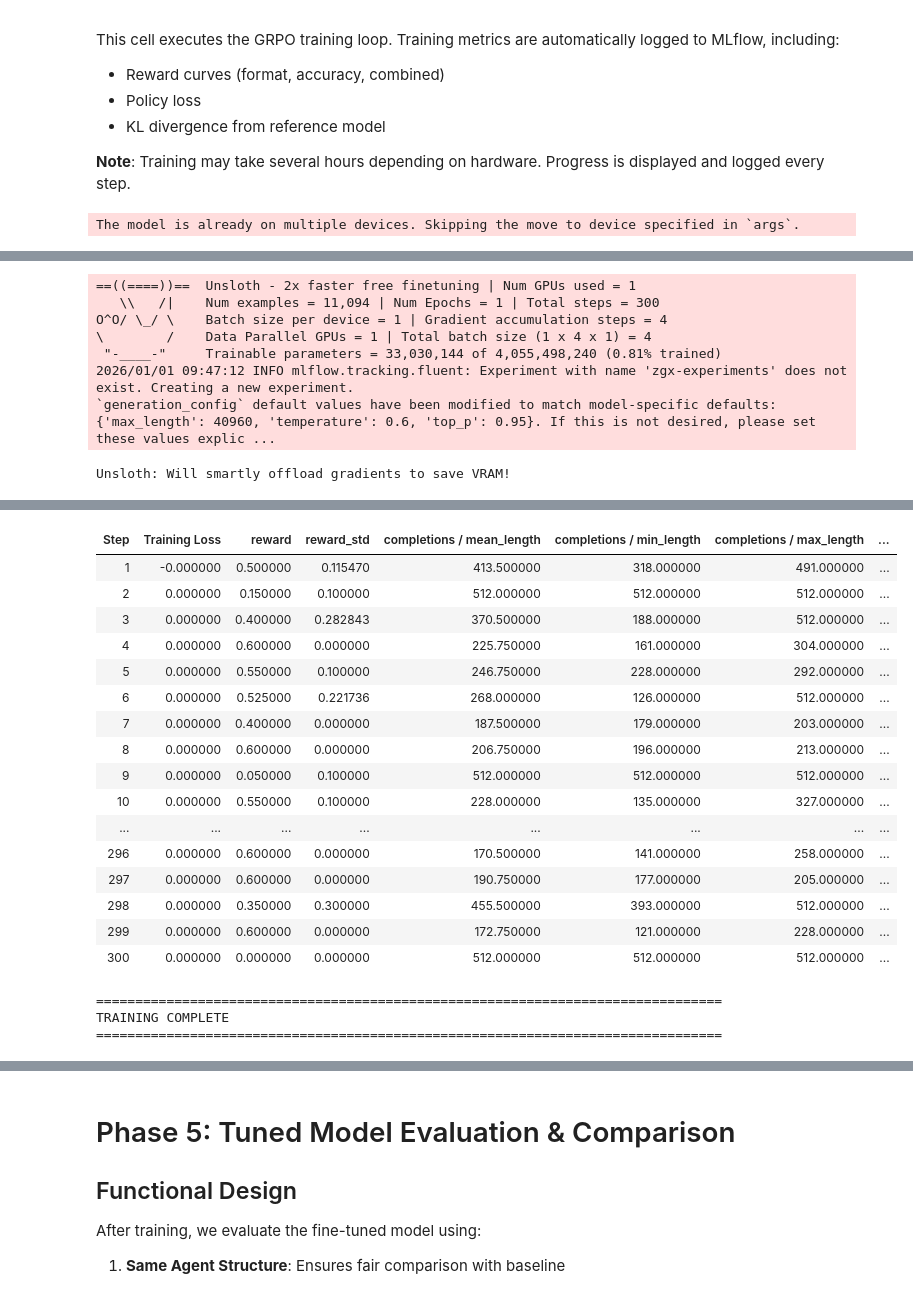
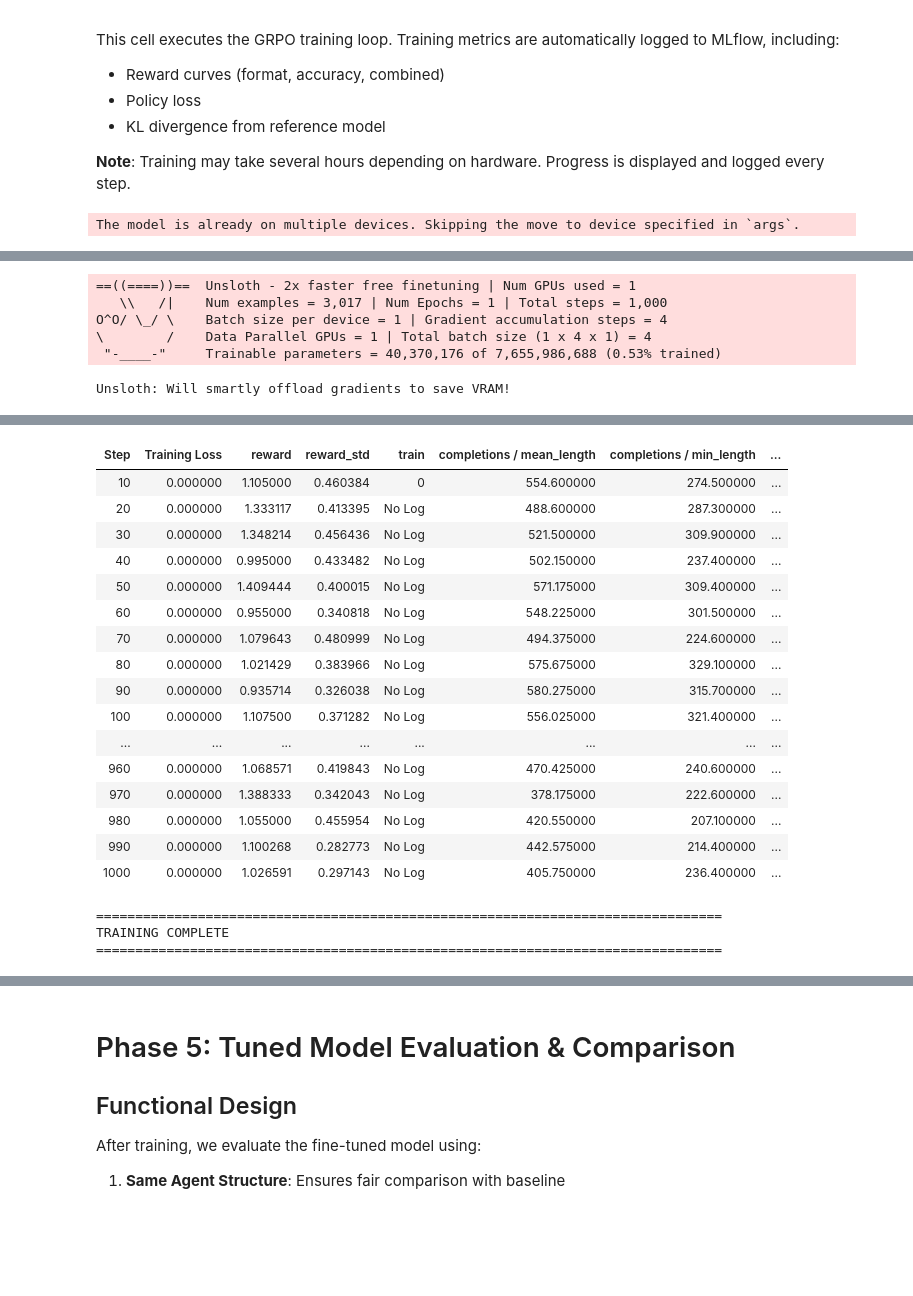
Before and after one commit to caldeirav/zgx-onboard, a Jupyter notebook: notebooks/agents/financial_reasoning_agent_grpo.ipynb, the cells around one changed output, grey strips where cells are left out. Saved outputs shown, nothing was run; the diff lists cells and outputs as text; code cells hidden in the pictures; blank space fills up the shorter version.

Commit message:
New Financial Agent Fine-tuning Experiment demonstrating how targeted fine-tuning can improve tool-calling accuracy for SLMs

```diff
--- a/notebooks/agents/financial_reasoning_agent_grpo.ipynb
+++ b/notebooks/agents/financial_reasoning_agent_grpo.ipynb
@@ -256,11 +261,11 @@ ConvFinQA (Conversational Finance Question Answering) contains:
 # %%
 # ============================================================================
-# LOAD CONVFINQA DATASET
+# LOAD CONVFINQA DATASET (MehdiHosseiniMoghadam version with steps)
 # ============================================================================
-print("Loading ConvFinQA dataset from HuggingFace...")
+print("Loading ConvFinQA dataset from HuggingFace (MehdiHosseiniMoghadam version)...")
 
-# Load the dataset (using the FinGPT version which has nice formatting)
-dataset = load_dataset("FinGPT/fingpt-convfinqa", split="train")
+# Load the dataset - this version has the crucial 'steps' column for reasoning traces
+dataset = load_dataset("MehdiHosseiniMoghadam/ConvFinQA", split="train")
 
 # Convert to Polars for fast data manipulation
 df = pl.from_pandas(dataset.to_pandas())
@@ -269,4 +274,13 @@ print(f"\n✓ Dataset loaded successfully")
 print(f"  Total samples: {len(df):,}")
 print(f"  Columns: {df.columns}")
 print(f"  Memory usage: {df.estimated_size() / 1e6:.2f} MB")
+
+# Highlight the key columns for GRPO training
+print(f"\n📊 Key columns for reasoning:")
+print(f"  - pre_text: Context before table")
+print(f"  - post_text: Context after table")
+print(f"  - table: Structured financial data")
+print(f"  - question: The financial question")
+print(f"  - answer: Ground truth answer")
+print(f"  - steps: REASONING STEPS (crucial for PRM training!)")
 # %% [output]
@@ -1770,14 +2153,18 @@ except Exception as e:
 from trl import GRPOConfig, GRPOTrainer
 
 # Prepare training dataset (EXCLUDES evaluation samples)
-# The dataset needs 'prompt' and 'answer' columns
+# The dataset needs 'prompt', 'answer', and 'steps' columns for PRM rewards
 # Using training_df which was created earlier with evaluation samples removed
-train_dataset = Dataset.from_pandas(training_df[['prompt', 'answer']])
+train_dataset = Dataset.from_pandas(training_df[['prompt', 'answer', 'steps']])
 
 print("Training dataset prepared:")
 print(f"  Samples: {len(train_dataset)} (evaluation samples excluded)")
 print(f"  Columns: {train_dataset.column_names}")
 print(f"  ⚠️ Note: {len(evaluation_df)} evaluation samples are NOT in training set")
+
+# Show sample with steps for verification
+sample_steps = training_df.iloc[0].get('steps', [])
+print(f"\n📊 Sample has {len(sample_steps) if sample_steps else 0} reasoning steps for PRM training")
 
 # GRPO Configuration
 training_args = GRPOConfig(
@@ -1791,8 +2178,8 @@ training_args = GRPOConfig(
     max_steps=config.MAX_TRAINING_STEPS,
 
     # GRPO-specific settings
-    num_generations=4,           # Number of completions per prompt
-    max_completion_length=512,   # Max tokens for each completion
+    num_generations=4,           # Number of completions per prompt for relative comparison
+    max_completion_length=1024,  # Increased to allow longer reasoning traces
 
     # Logging
     logging_steps=config.LOGGING_STEPS,
@@ -1802,8 +2189,8 @@ training_args = GRPOConfig(
     use_vllm=False,
 
     # Save settings
-    save_steps=50,
-    save_total_limit=2,
+    save_steps=100,
+    save_total_limit=3,
 )
 
 print("\n✓ GRPO training configuration:")
@@ -1813,4 +2200,6 @@ print(f"  Gradient accumulation: {training_args.gradient_accumulation_steps}")
 print(f"  Effective batch size: {training_args.per_device_train_batch_size * training_args.gradient_accumulation_steps}")
 print(f"  Max steps: {training_args.max_steps}")
 print(f"  Generations per prompt: {training_args.num_generations}")
+print(f"  Max completion length: {training_args.max_completion_length} tokens")
+print(f"  Max completion length: {training_args.max_completion_length} tokens")
 # %% [output]
@@ -1846,12 +2235,14 @@ This cell executes the GRPO training loop. Training metrics are automatically lo
 # ============================================================================
 
 # Initialize the GRPO Trainer
+# Using Process Reward Model (PRM) functions for better step-level feedback
 trainer = GRPOTrainer(
     model=model,
     processing_class=tokenizer,
     reward_funcs=[
-        format_reward,
-        accuracy_reward,
+        format_reward,      # Structure/formatting reward (checks <think> and <answer> tags)
+        reasoning_reward,   # Step-level reasoning reward (NEW - uses steps column)
+        accuracy_reward,    # Final answer accuracy reward (uses normalized comparison)
     ],
     args=training_args,
     train_dataset=train_dataset,
@@ -1861,6 +2252,7 @@ print("="*80)
 print("STARTING GRPO TRAINING")
 print("="*80)
 print(f"  Model: {config.MODEL_NAME}")
+print(f"  Reward functions: format_reward, reasoning_reward, accuracy_reward (PRM)")
 print(f"  Training samples: {len(train_dataset)}")
 print(f"  Max steps: {training_args.max_steps}")
 print(f"  Output dir: {training_args.output_dir}")
@@ -1885,9 +2278,7 @@ STARTING GRPO TRAINING
 --------------------------------------------------------------------------------
 ==((====))==  Unsloth - 2x faster free finetuning | Num GPUs used = 1
-   \\   /|    Num examples = 11,094 | Num Epochs = 1 | Total steps = 300
+   \\   /|    Num examples = 3,017 | Num Epochs = 1 | Total steps = 1,000
 O^O/ \_/ \    Batch size per device = 1 | Gradient accumulation steps = 4
 \        /    Data Parallel GPUs = 1 | Total batch size (1 x 4 x 1) = 4
- "-____-"     Trainable parameters = 33,030,144 of 4,055,498,240 (0.81% trained)
-2026/01/01 09:47:12 INFO mlflow.tracking.fluent: Experiment with name 'zgx-experiments' does not exist. Creating a new experiment.
-`generation_config` default values have been modified to match model-specific defaults: {'max_length': 40960, 'temperature': 0.6, 'top_p': 0.95}. If this is not desired, please set these values explic ...
+ "-____-"     Trainable parameters = 40,370,176 of 7,655,986,688 (0.53% trained)
 Unsloth: Will smartly offload gradients to save VRAM!
@@ -1895,20 +2286,20 @@ Unsloth: Will smartly offload gradients to save VRAM!
-| Step | Training Loss | reward | reward_std | completions / mean_length | completions / min_length | completions / max_length | ... |
-| 1 | -0.000000 | 0.500000 | 0.115470 | 413.500000 | 318.000000 | 491.000000 | ... |
-| 2 | 0.000000 | 0.150000 | 0.100000 | 512.000000 | 512.000000 | 512.000000 | ... |
-| 3 | 0.000000 | 0.400000 | 0.282843 | 370.500000 | 188.000000 | 512.000000 | ... |
-| 4 | 0.000000 | 0.600000 | 0.000000 | 225.750000 | 161.000000 | 304.000000 | ... |
-| 5 | 0.000000 | 0.550000 | 0.100000 | 246.750000 | 228.000000 | 292.000000 | ... |
-| 6 | 0.000000 | 0.525000 | 0.221736 | 268.000000 | 126.000000 | 512.000000 | ... |
-| 7 | 0.000000 | 0.400000 | 0.000000 | 187.500000 | 179.000000 | 203.000000 | ... |
-| 8 | 0.000000 | 0.600000 | 0.000000 | 206.750000 | 196.000000 | 213.000000 | ... |
-| 9 | 0.000000 | 0.050000 | 0.100000 | 512.000000 | 512.000000 | 512.000000 | ... |
-| 10 | 0.000000 | 0.550000 | 0.100000 | 228.000000 | 135.000000 | 327.000000 | ... |
+| Step | Training Loss | reward | reward_std | train | completions / mean_length | completions / min_length | ... |
+| 10 | 0.000000 | 1.105000 | 0.460384 | 0 | 554.600000 | 274.500000 | ... |
+| 20 | 0.000000 | 1.333117 | 0.413395 | No Log | 488.600000 | 287.300000 | ... |
+| 30 | 0.000000 | 1.348214 | 0.456436 | No Log | 521.500000 | 309.900000 | ... |
+| 40 | 0.000000 | 0.995000 | 0.433482 | No Log | 502.150000 | 237.400000 | ... |
+| 50 | 0.000000 | 1.409444 | 0.400015 | No Log | 571.175000 | 309.400000 | ... |
+| 60 | 0.000000 | 0.955000 | 0.340818 | No Log | 548.225000 | 301.500000 | ... |
+| 70 | 0.000000 | 1.079643 | 0.480999 | No Log | 494.375000 | 224.600000 | ... |
+| 80 | 0.000000 | 1.021429 | 0.383966 | No Log | 575.675000 | 329.100000 | ... |
+| 90 | 0.000000 | 0.935714 | 0.326038 | No Log | 580.275000 | 315.700000 | ... |
+| 100 | 0.000000 | 1.107500 | 0.371282 | No Log | 556.025000 | 321.400000 | ... |
 | ... | ... | ... | ... | ... | ... | ... | ... |
-| 296 | 0.000000 | 0.600000 | 0.000000 | 170.500000 | 141.000000 | 258.000000 | ... |
-| 297 | 0.000000 | 0.600000 | 0.000000 | 190.750000 | 177.000000 | 205.000000 | ... |
-| 298 | 0.000000 | 0.350000 | 0.300000 | 455.500000 | 393.000000 | 512.000000 | ... |
-| 299 | 0.000000 | 0.600000 | 0.000000 | 172.750000 | 121.000000 | 228.000000 | ... |
-| 300 | 0.000000 | 0.000000 | 0.000000 | 512.000000 | 512.000000 | 512.000000 | ... |
+| 960 | 0.000000 | 1.068571 | 0.419843 | No Log | 470.425000 | 240.600000 | ... |
+| 970 | 0.000000 | 1.388333 | 0.342043 | No Log | 378.175000 | 222.600000 | ... |
+| 980 | 0.000000 | 1.055000 | 0.455954 | No Log | 420.550000 | 207.100000 | ... |
+| 990 | 0.000000 | 1.100268 | 0.282773 | No Log | 442.575000 | 214.400000 | ... |
+| 1000 | 0.000000 | 1.026591 | 0.297143 | No Log | 405.750000 | 236.400000 | ... |
 ================================================================================
 TRAINING COMPLETE
 ================================================================================
```
Also changed, not shown: parts of 24 cells of this notebook, 9 other files.
